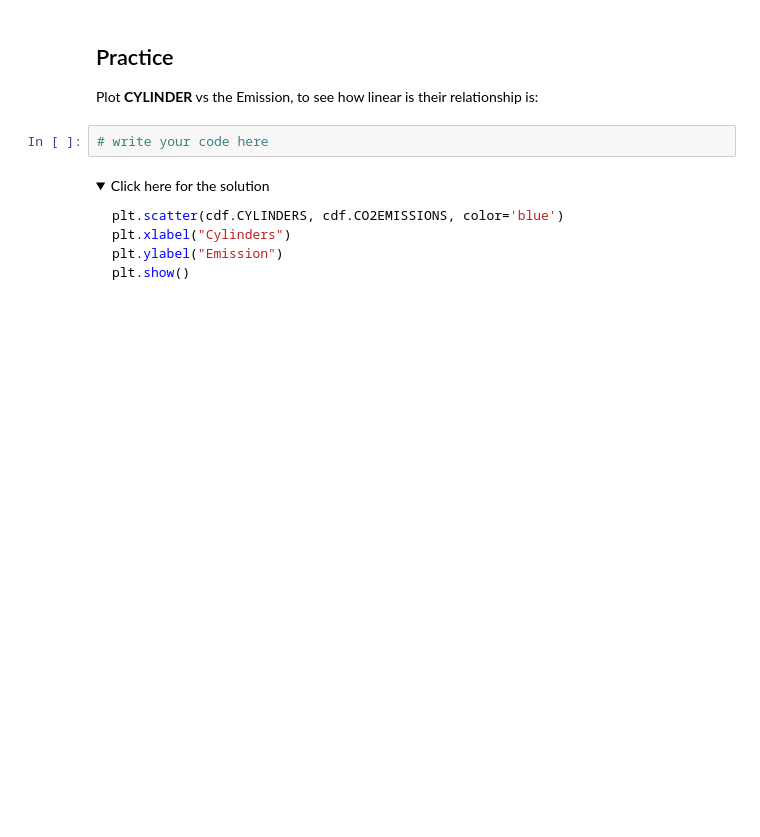
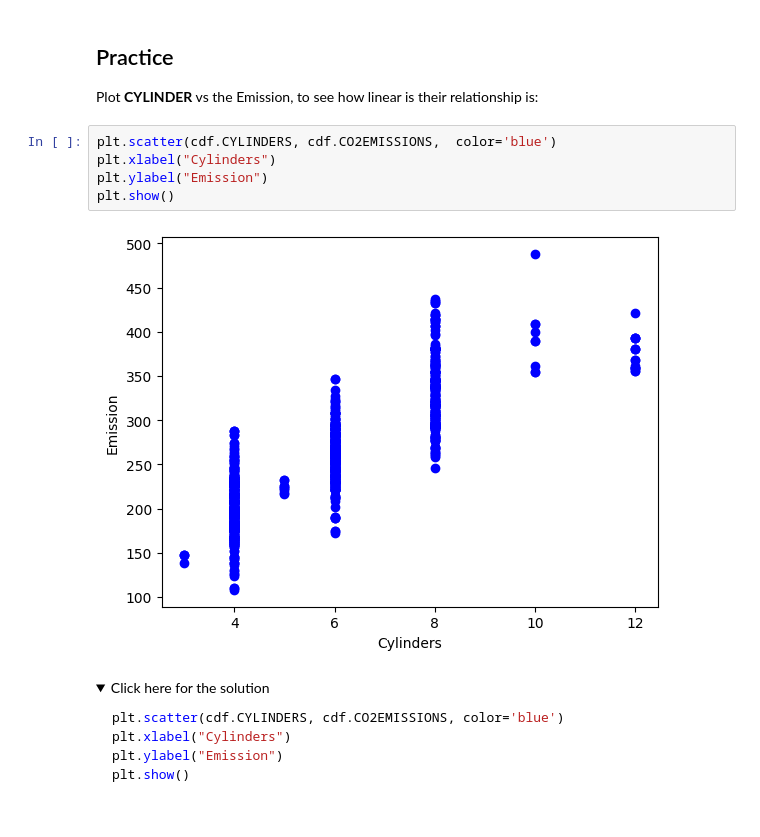
Before and after one commit to Jyok1m/lab-simple-linear-regression, a Jupyter notebook: main.ipynb, the cells around one changed output. Saved outputs shown, nothing was run; the diff lists cells and outputs as text; folded sections open; blank space fills up the shorter version.

```diff
--- a/main.ipynb
+++ b/main.ipynb
@@ -92,8 +119,13 @@ plt.show()
 # %% [markdown]
 ## Practice
 Plot __CYLINDER__ vs the Emission, to see how linear is their relationship is:
-# %%
-# write your code here
+# %%
+plt.scatter(cdf.CYLINDERS, cdf.CO2EMISSIONS,  color='blue')
+plt.xlabel("Cylinders")
+plt.ylabel("Emission")
+plt.show()
+# %% [output]
+[figure, added]
 # %% [markdown]
 <details><summary>Click here for the solution</summary>
 
```
Also changed, not shown: parts of 16 cells of this notebook.
